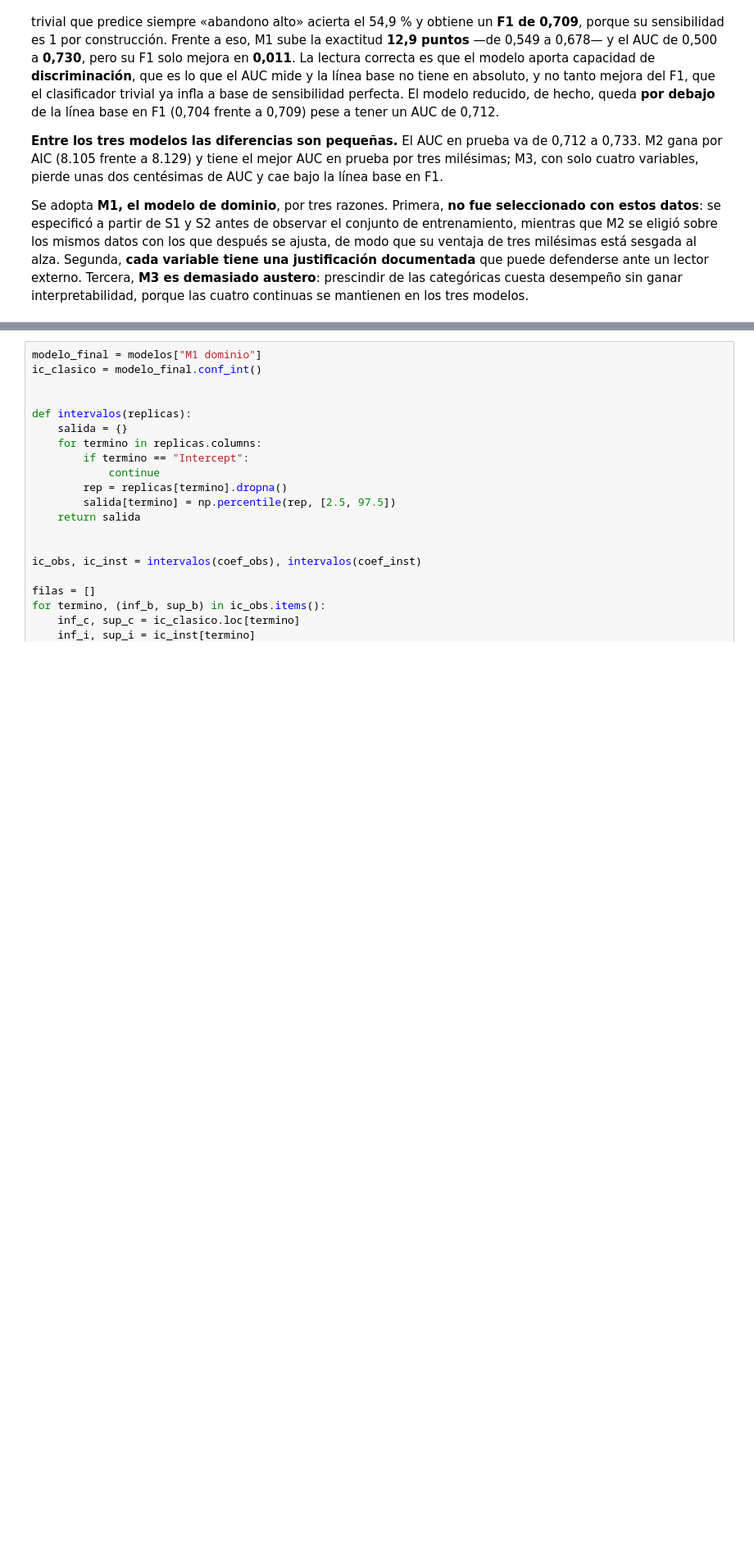
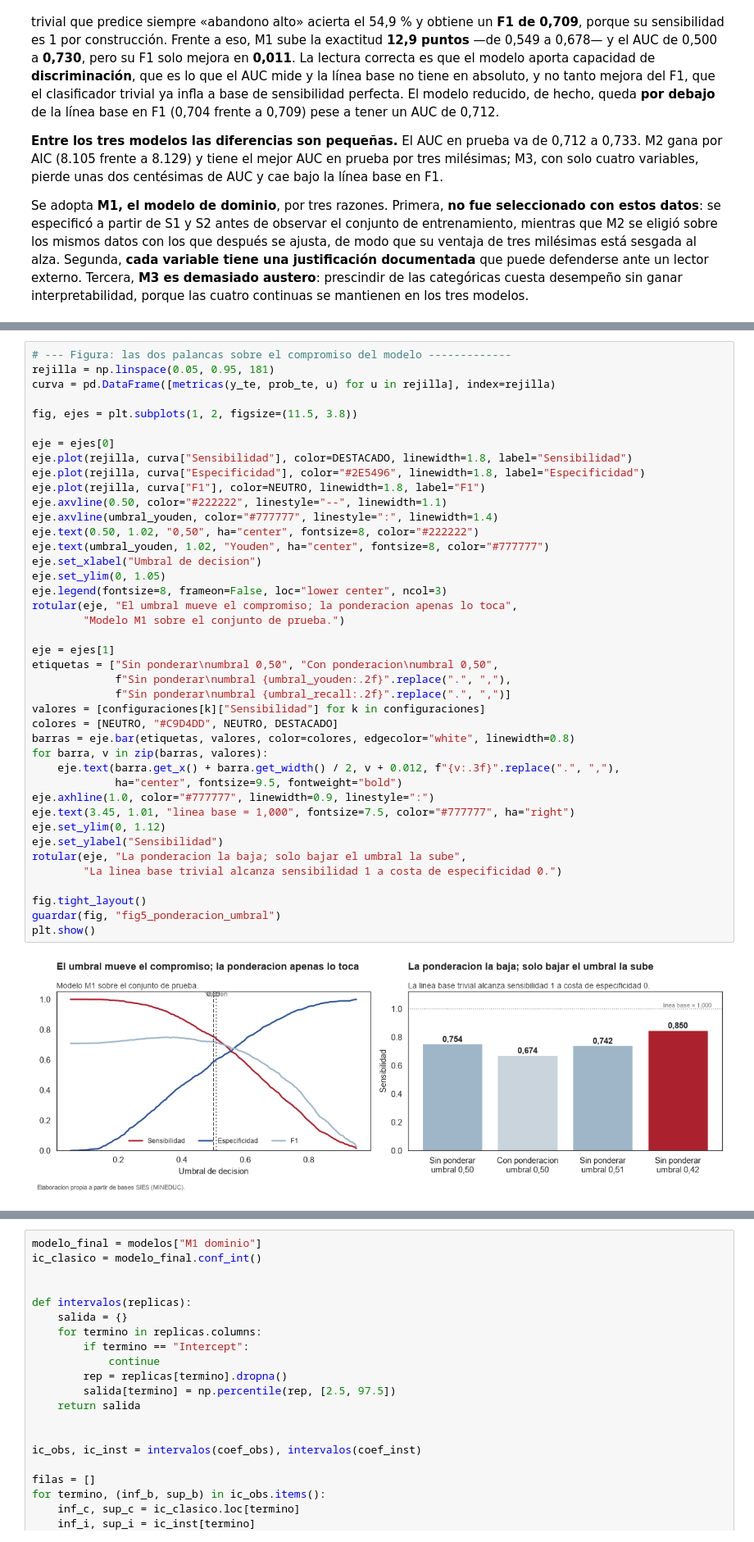
Before and after one commit to santunez75/analisis-desercion, a Jupyter notebook: S3/Sumativa3_Proyecto_Integrado.ipynb, the cells around one changed output, grey strips where cells are left out. Shown at 82% size. Drawn from its saved outputs; the diff is of its cells as text; blank space fills up the shorter version.

```diff
--- a/S3/Sumativa3_Proyecto_Integrado.ipynb
+++ b/S3/Sumativa3_Proyecto_Integrado.ipynb
@@ -980,0 +1150,43 @@ mantienen en los tres modelos.
+# %%
+# --- Figura: las dos palancas sobre el compromiso del modelo -------------
+rejilla = np.linspace(0.05, 0.95, 181)
+curva = pd.DataFrame([metricas(y_te, prob_te, u) for u in rejilla], index=rejilla)
+
+fig, ejes = plt.subplots(1, 2, figsize=(11.5, 3.8))
+
+eje = ejes[0]
+eje.plot(rejilla, curva["Sensibilidad"], color=DESTACADO, linewidth=1.8, label="Sensibilidad")
+eje.plot(rejilla, curva["Especificidad"], color="#2E5496", linewidth=1.8, label="Especificidad")
+eje.plot(rejilla, curva["F1"], color=NEUTRO, linewidth=1.8, label="F1")
+eje.axvline(0.50, color="#222222", linestyle="--", linewidth=1.1)
+eje.axvline(umbral_youden, color="#777777", linestyle=":", linewidth=1.4)
+eje.text(0.50, 1.02, "0,50", ha="center", fontsize=8, color="#222222")
+eje.text(umbral_youden, 1.02, "Youden", ha="center", fontsize=8, color="#777777")
+eje.set_xlabel("Umbral de decision")
+eje.set_ylim(0, 1.05)
+eje.legend(fontsize=8, frameon=False, loc="lower center", ncol=3)
+rotular(eje, "El umbral mueve el compromiso; la ponderacion apenas lo toca",
+        "Modelo M1 sobre el conjunto de prueba.")
+
+eje = ejes[1]
+etiquetas = ["Sin ponderar\numbral 0,50", "Con ponderacion\numbral 0,50",
+             f"Sin ponderar\numbral {umbral_youden:.2f}".replace(".", ","),
+             f"Sin ponderar\numbral {umbral_recall:.2f}".replace(".", ",")]
+valores = [configuraciones[k]["Sensibilidad"] for k in configuraciones]
+colores = [NEUTRO, "#C9D4DD", NEUTRO, DESTACADO]
+barras = eje.bar(etiquetas, valores, color=colores, edgecolor="white", linewidth=0.8)
+for barra, v in zip(barras, valores):
+    eje.text(barra.get_x() + barra.get_width() / 2, v + 0.012, f"{v:.3f}".replace(".", ","),
+             ha="center", fontsize=9.5, fontweight="bold")
+eje.axhline(1.0, color="#777777", linewidth=0.9, linestyle=":")
+eje.text(3.45, 1.01, "linea base = 1,000", fontsize=7.5, color="#777777", ha="right")
+eje.set_ylim(0, 1.12)
+eje.set_ylabel("Sensibilidad")
+rotular(eje, "La ponderacion la baja; solo bajar el umbral la sube",
+        "La linea base trivial alcanza sensibilidad 1 a costa de especificidad 0.")
+
+fig.tight_layout()
+guardar(fig, "fig5_ponderacion_umbral")
+plt.show()
+# %% [output]
+[figure, added]
```
Also changed, not shown: parts of 15 cells of this notebook, 8 other files.
